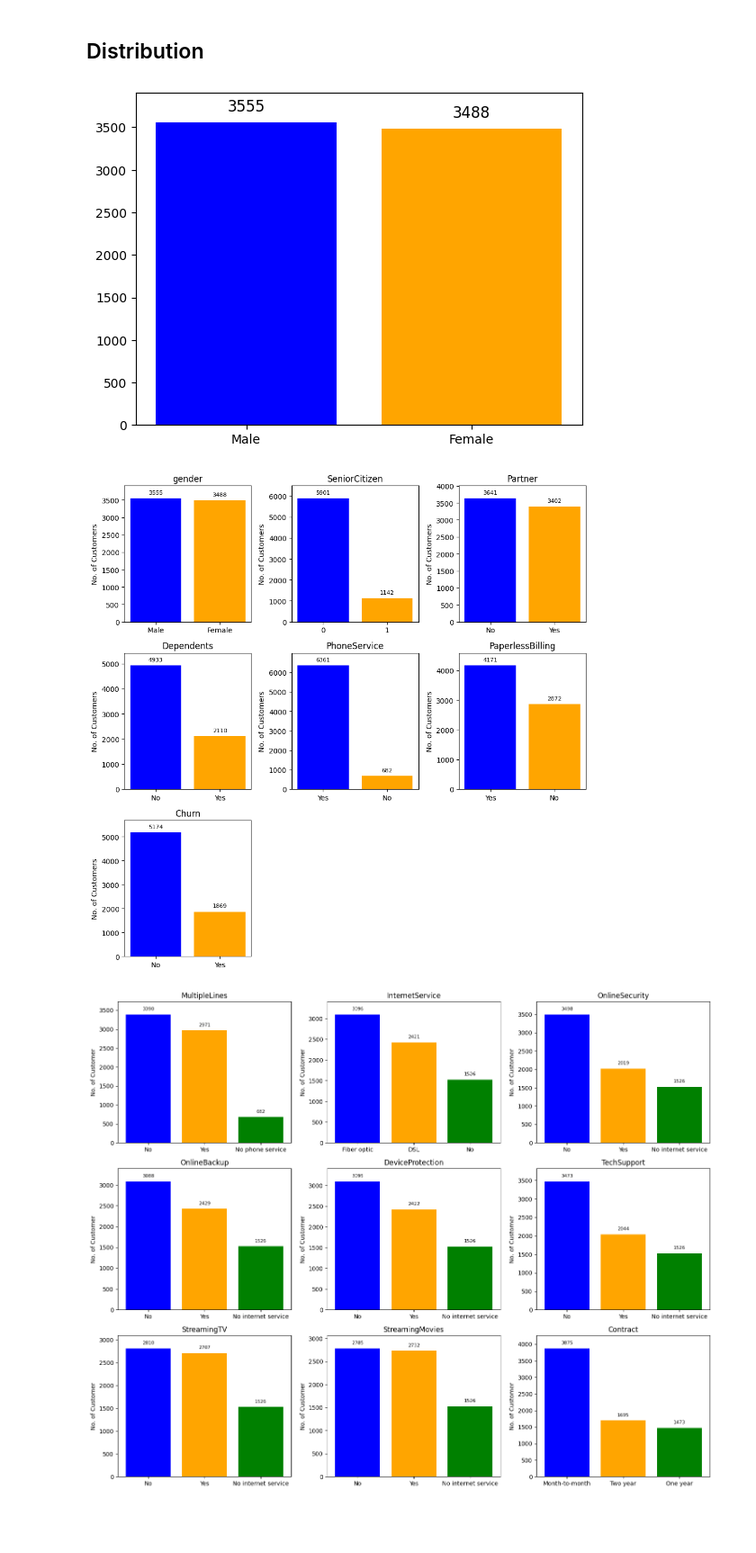
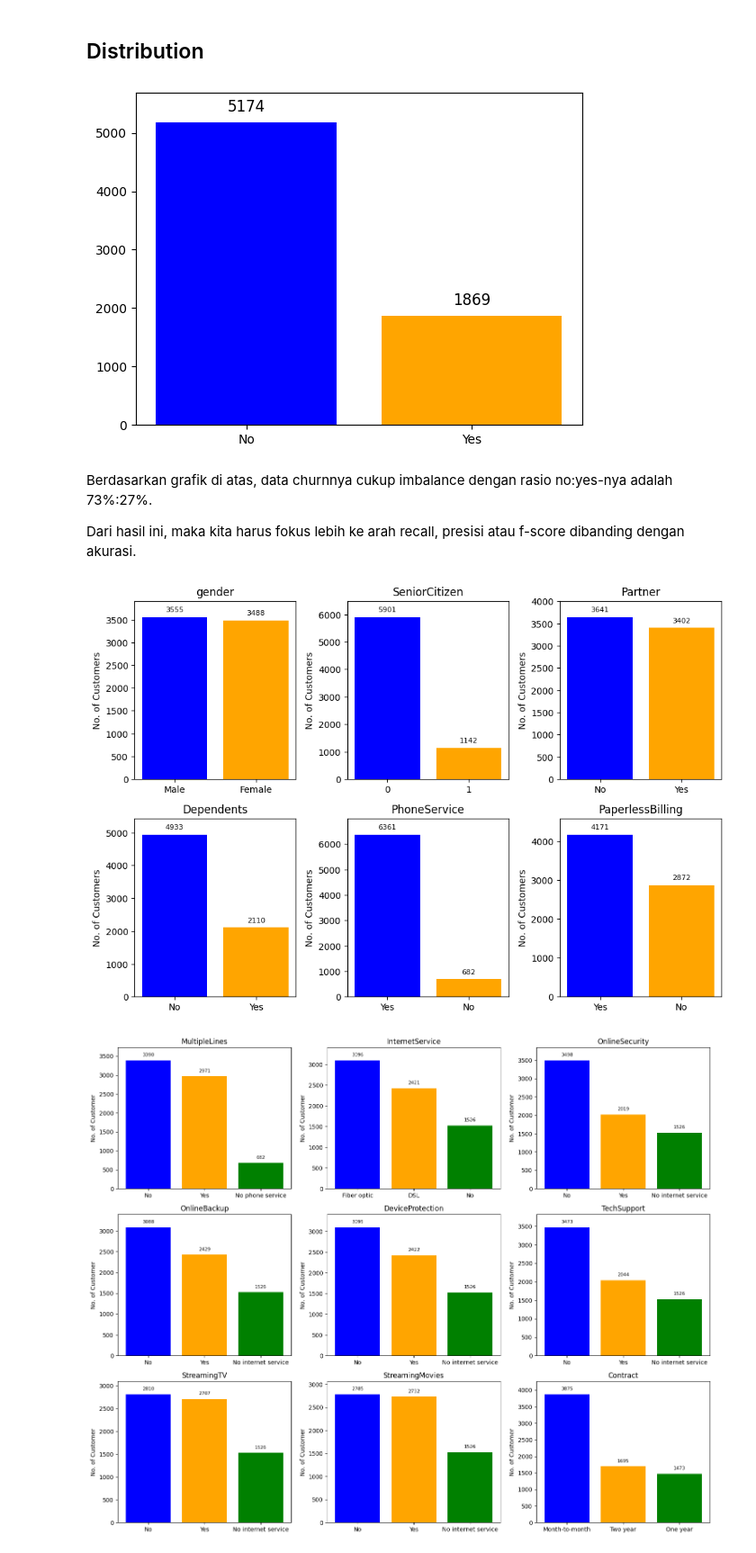
Before and after one commit to Naufalfdh19/Project-Data-Science, a Jupyter notebook: Project 6 - Customer Churn Classification/Project_6_Customer_Churn_Classification.ipynb, the cells around one changed output. Shown at 90% size. Saved outputs shown, nothing was run; the diff lists cells and outputs as text; code cells hidden in the pictures; blank space fills up the shorter version.

```diff
--- a/Project 6 - Customer Churn Classification/Project_6_Customer_Churn_Classification.ipynb
+++ b/Project 6 - Customer Churn Classification/Project_6_Customer_Churn_Classification.ipynb
@@ -97,7 +97,7 @@ drive.mount('/content/drive/')
 # %% [output]
 Mounted at /content/drive/
 # %%
-df = pd.read_csv("/content/drive/My Drive/Course/Data Science/Project/Project 4 - Customer Churn Classification/customer_churn_data.csv")
+df = pd.read_csv("/content/drive/My Drive/Course/Data Science/Project/Project 6 - Customer Churn Classification/customer_churn_data.csv")
 df.head()
 # %% [output]
 |  | customerID | gender | SeniorCitizen | Partner | Dependents | tenure | PhoneService | MultipleLines | ... |
@@ -191,7 +176,7 @@ df_eda = df.copy()
 df_eda['SeniorCitizen'] = df_eda['SeniorCitizen'].astype(str)
 # %%
 # Assuming df is your DataFrame and 'gender' is a column in it
-data = df_eda['gender'].value_counts()
+data = df_eda['Churn'].value_counts()
 
 # Font properties for the text
 font_properties = {
@@ -215,11 +200,15 @@ for index, value in enumerate(data.values):
 # Show the plot
 plt.show()
 # %% [output]
-[figure, old version]
+[figure, new version]
+# %% [markdown]
+Berdasarkan grafik di atas, data churnnya cukup imbalance dengan rasio no:yes-nya adalah 73%:27%.
+
+Dari hasil ini, maka kita harus fokus lebih ke arah recall, presisi atau f-score dibanding dengan akurasi.
 # %%
 import matplotlib.pyplot as plt
 
-columns = ['gender', 'SeniorCitizen', 'Partner', 'Dependents', 'PhoneService', 'PaperlessBilling', 'Churn']
+columns = ['gender', 'SeniorCitizen', 'Partner', 'Dependents', 'PhoneService', 'PaperlessBilling']
 
 # Create a 3x3 subplot
 fig = plt.figure(figsize=(10, 10))
@@ -230,34 +219,34 @@ font_properties = {
 }
 
 # Adding each subplot manually
 for i in range(1, len(columns) + 1):
     ax = fig.add_subplot(3, 3, i) # create a subplot
     ax.set_title(columns[i - 1]) # set title
     ax.set_ylabel("No. of Customers") # give a label to y-axis
 
     categories = df_eda[columns[i - 1]].value_counts().index # index of count
     values = df_eda[columns[i - 1]].value_counts().values # values of count
 
     bars = ax.bar(categories, values, color=['blue', 'orange'])  # create the bar plot
 
     # Determine the upper limit for the y-axis
     space = values.max()*0.05/2 # to create spacing between top vaue of bar and the text label
     y_max = values.max() + values.max()*0.1 # to create the limit of y-axis
     plt.ylim(0, y_max)
 
     # Add text on top of the bars with custom font
     for bar in bars:
         yval = bar.get_height()
         xval = bar.get_x() + bar.get_width()/2
         ax.text(xval, yval + space, str(int(yval)).upper(), ha='center', va='bottom', fontdict=font_properties)
 
 # Adjust layout
 plt.tight_layout()
 
 # Show the plot
 plt.show()
 # %% [output]
-[figure, old version]
+[figure, new version]
 # %%
 columns = ['MultipleLines', 'InternetService', 'OnlineSecurity', 'OnlineBackup', 'DeviceProtection',
            'TechSupport', 'StreamingTV', 'StreamingMovies', 'Contract']
```
Also changed, not shown: parts of 12 cells of this notebook.
